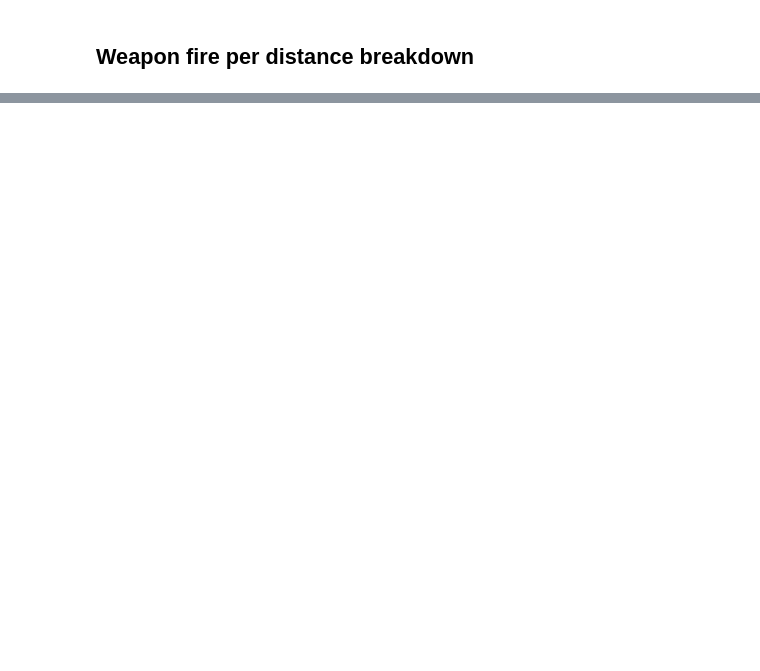
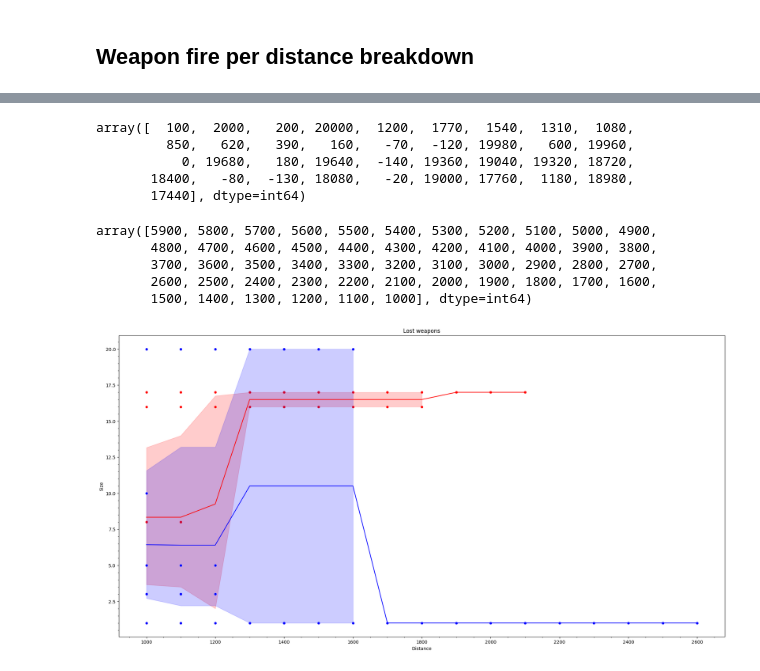
Before and after one commit to Anav0/Dread, a Jupyter notebook: analysis.ipynb, the cells around one changed output, grey strips where cells are left out. Cells and saved outputs as stored; diff of their text form; code cells hidden in the pictures; blank space fills up the shorter version.

```diff
--- a/analysis.ipynb
+++ b/analysis.ipynb
@@ -51,0 +110,13 @@ plt.show()
+# %%
+df = pd.read_csv("d:\\Projects\\Dread\\Analysis\\battle_groups.csv", sep=";");
+
+attacker = df[df["Attacking"] == 1]
+defender = df[df["Attacking"] == 0]
+
+alive_attacker = attacker[attacker["State"] > 0]
+alive_defender = defender[defender["State"] > 0]
+
+dead_attacker = attacker[attacker["State"] <= 0]
+dead_defender = defender[defender["State"] <= 0]
+
+df
@@ -51,0 +137,30 @@ plt.show()
+# %%
+df["State"].unique()
+# %% [output]
+array([  100,  2000,   200, 20000,  1200,  1770,  1540,  1310,  1080,
+         850,   620,   390,   160,   -70,  -120, 19980,   600, 19960,
+           0, 19680,   180, 19640,  -140, 19360, 19040, 19320, 18720,
+       18400,   -80,  -130, 18080,   -20, 19000, 17760,  1180, 18980,
+       17440], dtype=int64)
+# %%
+df["Distance"].unique()
+# %% [output]
+array([5900, 5800, 5700, 5600, 5500, 5400, 5300, 5200, 5100, 5000, 4900,
+       4800, 4700, 4600, 4500, 4400, 4300, 4200, 4100, 4000, 3900, 3800,
+       3700, 3600, 3500, 3400, 3300, 3200, 3100, 3000, 2900, 2800, 2700,
+       2600, 2500, 2400, 2300, 2200, 2100, 2000, 1900, 1800, 1700, 1600,
+       1500, 1400, 1300, 1200, 1100, 1000], dtype=int64)
+# %%
+atk_grouped_dist = dead_attacker.groupby(["Distance", "Weapon"]).size().reset_index(name="Size")
+def_grouped_dist = dead_defender.groupby(["Distance", "Weapon"]).size().reset_index(name="Size")
+
+plt.figure(figsize=(24, 12))
+plt.minorticks_on()
+plt.title("Lost weapons");
+sns.scatterplot(atk_grouped_dist, x="Distance", y="Size",color="RED")
+sns.lineplot(atk_grouped_dist, x="Distance", y="Size",color="RED")
+sns.scatterplot(def_grouped_dist, x="Distance", y="Size",color="BLUE")
+sns.lineplot(def_grouped_dist, x="Distance", y="Size",color="BLUE")
+plt.show()
+# %% [output]
+[figure, added]
```
Also changed, not shown: parts of 14 cells of this notebook, 12 other files.
